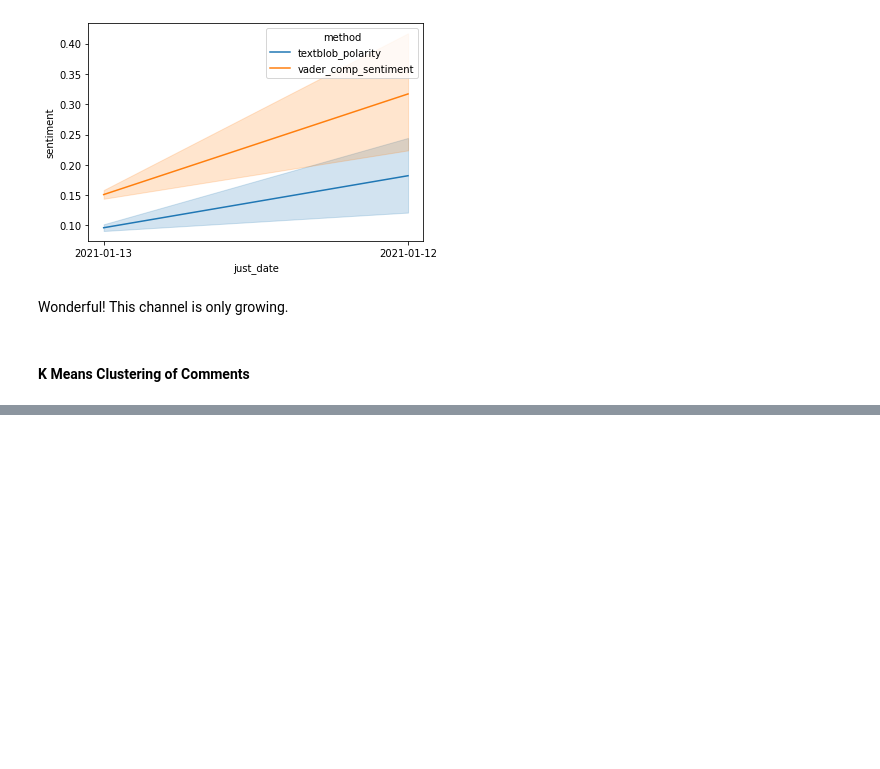
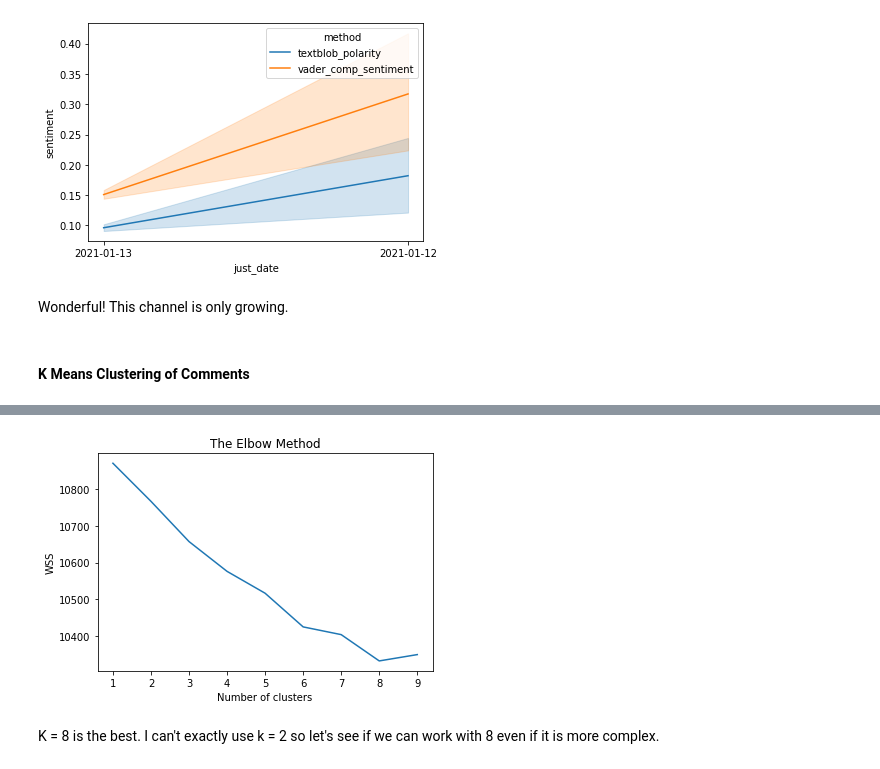
Before and after one commit to DoanCV/MrBeast-YouTube-Sentiment-Analysis, a Jupyter notebook: mrbeast.ipynb, the cells around one changed output, grey strips where cells are left out. Drawn from its saved outputs; the diff is of its cells as text; code cells hidden in the pictures; blank space fills up the shorter version.

```diff
--- a/mrbeast.ipynb
+++ b/mrbeast.ipynb
@@ -290,0 +305,20 @@ When working with text data, especially comments, I will need to remove emojis o
+# %%
+import nltk
+from nltk.corpus import stopwords
+from nltk.stem import WordNetLemmatizer
+from nltk.tokenize import RegexpTokenizer
+nltk.download('stopwords')
+nltk.download('wordnet')
+
+def preprocessText(text):
+  lemmatizer = WordNetLemmatizer()
+  withoutPunctuation = [char for char in text if char not in string.punctuation]
+  withoutPunctuation = ''.join([i for i in withoutPunctuation if not i.isdigit()])
+  withoutPunctuation = [word.lower() for word in withoutPunctuation.split() if word not in stopwords.words('english')]
+  temp = [lemmatizer.lemmatize(word) for word in withoutPunctuation]
+
+  joined = ' '.join(temp)
+
+  # Remove emojis
+  joined = removeEmojis(joined)
+  return joined.split()
@@ -290,0 +330,24 @@ When working with text data, especially comments, I will need to remove emojis o
+# %%
+from sklearn.feature_extraction import text
+from sklearn.feature_extraction.text import TfidfVectorizer
+from sklearn.cluster import KMeans
+
+desc = comments['comment'].values
+vectorizer4 = TfidfVectorizer(analyzer = preprocessText, stop_words=stopwords.words('english'), ngram_range=(1,3))
+X4 = vectorizer4.fit_transform(desc)
+words = vectorizer4.get_feature_names()
+
+WSS = []
+for i in range(1,10):
+    kmeans = KMeans(n_clusters=i,init='k-means++',max_iter=300,n_init=10,random_state=42)
+    kmeans.fit(X4)
+    WSS.append(kmeans.inertia_)
+plt.plot(range(1,10),WSS)
+plt.title('The Elbow Method')
+plt.xlabel('Number of clusters')
+plt.ylabel('WSS')
+plt.show()
+# %% [output]
+[figure, added]
+# %% [markdown]
+K = 8 is the best. I can't exactly use k = 2 so let's see if we can work with 8 even if it is more complex.
```
Also changed, not shown: parts of 11 cells of this notebook.
